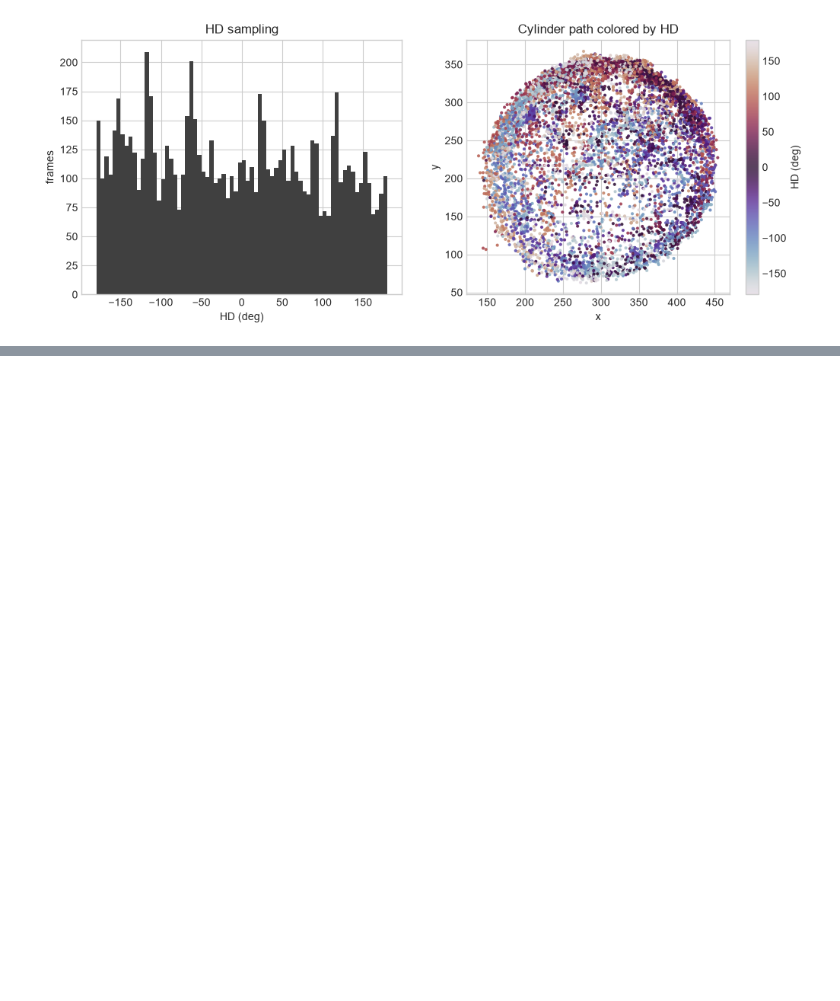
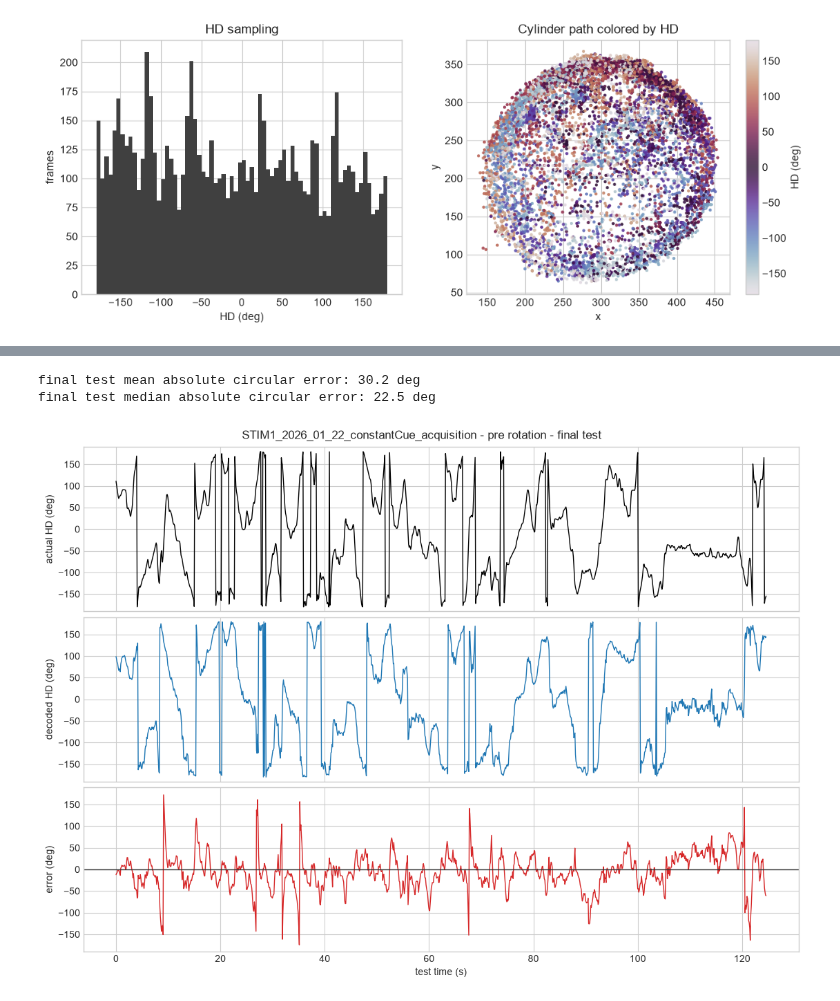
Before and after one commit to ShiyunCMC/RSC_PyTorch_HDDecoding, a Jupyter notebook: notebooks/01c_mlp_hd_decoder_cross_validation.ipynb, the cells around one changed output, grey strips where cells are left out. Saved outputs shown, nothing was run; the diff lists cells and outputs as text; code cells hidden in the pictures; blank space fills up the shorter version.

```diff
--- a/notebooks/01c_mlp_hd_decoder_cross_validation.ipynb
+++ b/notebooks/01c_mlp_hd_decoder_cross_validation.ipynb
@@ -283,26 +308,20 @@ class HDDecoderMLP(nn.Module):
         return nn.functional.normalize(out, dim=1)
 
 
-def fit_fold_normalization(X_train):
-    # Fit both transformations using training frames only.
-    lo = np.nanmin(X_train, axis=0, keepdims=True)
-    hi = np.nanmax(X_train, axis=0, keepdims=True)
-    denom = hi - lo
-    denom[denom == 0] = 1
-
-    X_train_minmax = (X_train - lo) / denom
-    mu = X_train_minmax.mean(axis=0, keepdims=True)
-    sigma = X_train_minmax.std(axis=0, keepdims=True)
+def fit_zscore_normalization(X_train):
+    # X has already received open-field min-max normalization.
+    mu = X_train.mean(axis=0, keepdims=True)
+    sigma = X_train.std(axis=0, keepdims=True)
     sigma[sigma == 0] = 1
-    return lo, denom, mu, sigma
+    return mu, sigma
 
 
-def apply_fold_normalization(X_values, lo, denom, mu, sigma):
-    X_minmax = (X_values - lo) / denom
-    return ((X_minmax - mu) / sigma).astype(np.float32)
+def apply_zscore_normalization(X_values, mu, sigma):
+    return ((X_values - mu) / sigma).astype(np.float32)
 
 
 loss_fn = nn.MSELoss()
+
 
 def run_epoch(model, loader, optimizer=None):
     training = optimizer is not None
@@ -480,0 +534,55 @@ The cross-validation MAE estimates performance across different time periods. It
+# %%
+mu_final, sigma_final = fit_zscore_normalization(X[development_idx])
+X_development_z = apply_zscore_normalization(X[development_idx], mu_final, sigma_final)
+X_test_z = apply_zscore_normalization(X[test_idx], mu_final, sigma_final)
+
+final_train_loader = DataLoader(
+    FrameHDDataset(X_development_z, y[development_idx]),
+    batch_size=BATCH_SIZE,
+    shuffle=True,
+)
+
+final_model = HDDecoderMLP(X.shape[1]).to(device)
+final_optimizer = torch.optim.AdamW(
+    final_model.parameters(),
+    lr=LEARNING_RATE,
+    weight_decay=WEIGHT_DECAY,
+)
+
+final_history = []
+for epoch in range(1, N_EPOCHS + 1):
+    train_loss = run_epoch(final_model, final_train_loader, optimizer=final_optimizer)
+    final_history.append({"epoch": epoch, "train_loss": train_loss})
+
+test_pred_vec = predict_vectors(final_model, X_test_z)
+test_pred_hd = np.arctan2(test_pred_vec[:, 1], test_pred_vec[:, 0])
+test_err = circular_difference(test_pred_hd, hd[test_idx])
+test_abs_err_deg = np.abs(np.rad2deg(test_err))
+
+print(f"final test mean absolute circular error: {test_abs_err_deg.mean():.1f} deg")
+print(f"final test median absolute circular error: {np.median(test_abs_err_deg):.1f} deg")
+# %% [output]
+final test mean absolute circular error: 30.2 deg
+final test median absolute circular error: 22.5 deg
+# %%
+t_test_s = (time_ms[test_idx] - time_ms[test_idx][0]) / 1000
+
+fig, axes = plt.subplots(3, 1, figsize=(11, 8), sharex=True, constrained_layout=True)
+axes[0].plot(t_test_s, np.rad2deg(hd[test_idx]), lw=1, color="black")
+axes[0].set_ylabel("actual HD (deg)")
+axes[0].set_ylim(-190, 190)
+
+axes[1].plot(t_test_s, np.rad2deg(test_pred_hd), lw=1, color="tab:blue")
+axes[1].set_ylabel("decoded HD (deg)")
+axes[1].set_ylim(-190, 190)
+
+axes[2].plot(t_test_s, np.rad2deg(test_err), lw=1, color="tab:red")
+axes[2].axhline(0, color="0.2", lw=1)
+axes[2].set_ylabel("error (deg)")
+axes[2].set_xlabel("test time (s)")
+axes[2].set_ylim(-190, 190)
+
+fig.suptitle(f"{SESSION_NAME} - {WINDOW_NAMES[WINDOW_INDEX]} - final test")
+plt.show()
+# %% [output]
+[figure, added]
```
Also changed, not shown: parts of 21 cells of this notebook, 4 other files.
